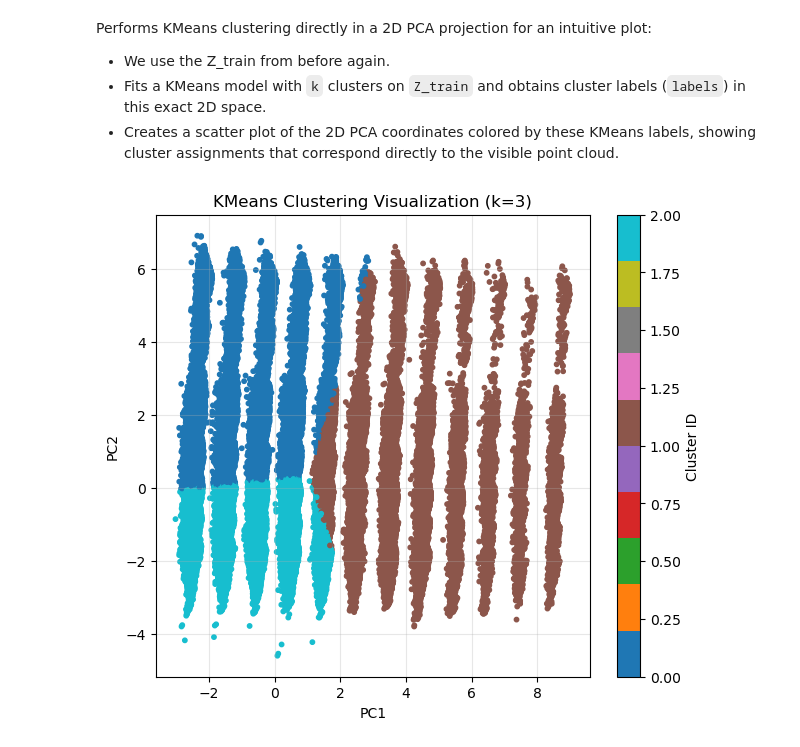
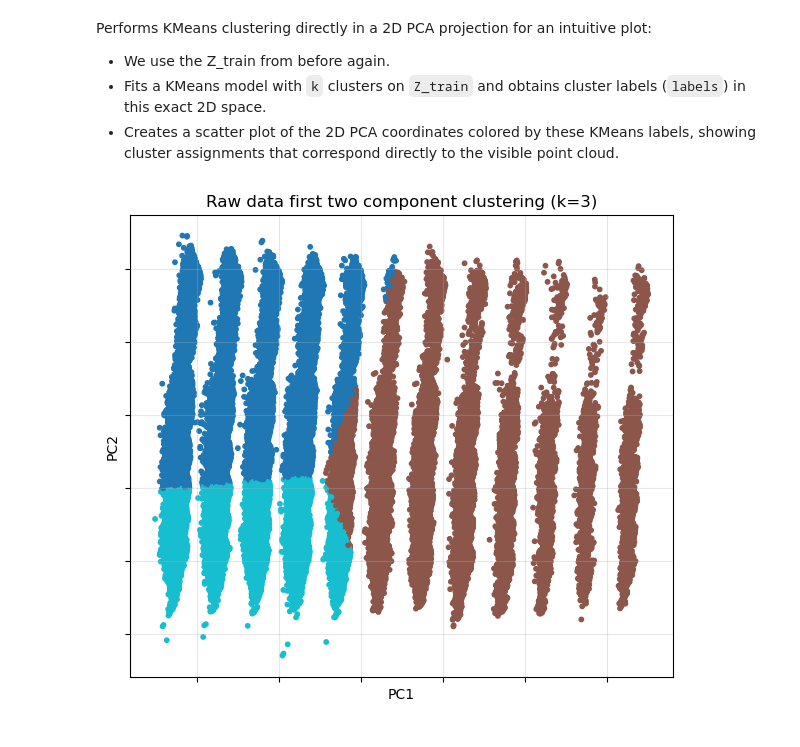
Before and after one commit to mindenki/2025-ITU-MachineLearning-Project-Claims-Risk-zrt, a Jupyter notebook: notebooks/02_PCA_Clustering_raw.ipynb, the cells around one changed output. Cells and saved outputs as stored; diff of their text form; code cells hidden in the pictures.

```diff
--- a/notebooks/02_PCA_Clustering_raw.ipynb
+++ b/notebooks/02_PCA_Clustering_raw.ipynb
@@ -249,12 +252,14 @@ Performs KMeans clustering directly in a 2D PCA projection for an intuitive plot
 # %%
 plt.figure(figsize=(7,6))
 labels = KMeans(n_clusters=k_best, n_init="auto", random_state=42).fit_predict(Z_train[:,0:2])
 sc = plt.scatter(Z_train[:,0], Z_train[:,1], c=labels, cmap="tab10", s=10)
-plt.title(f"KMeans Clustering Visualization (k={k_best})")
+plt.title(f"Raw data first two component clustering (k={k_best})")
 plt.xlabel("PC1")
 plt.ylabel("PC2")
+ax = plt.gca()
+ax.tick_params(labelbottom=False, labelleft=False)
+
 plt.grid(True, alpha=0.3)
-plt.colorbar(sc, label="Cluster ID")
-plt.show();
+plt.show()
 # %% [output]
-[figure, old version]
+[figure, new version]
```
Also changed, not shown: parts of 2 cells of this notebook, 2 other files.
